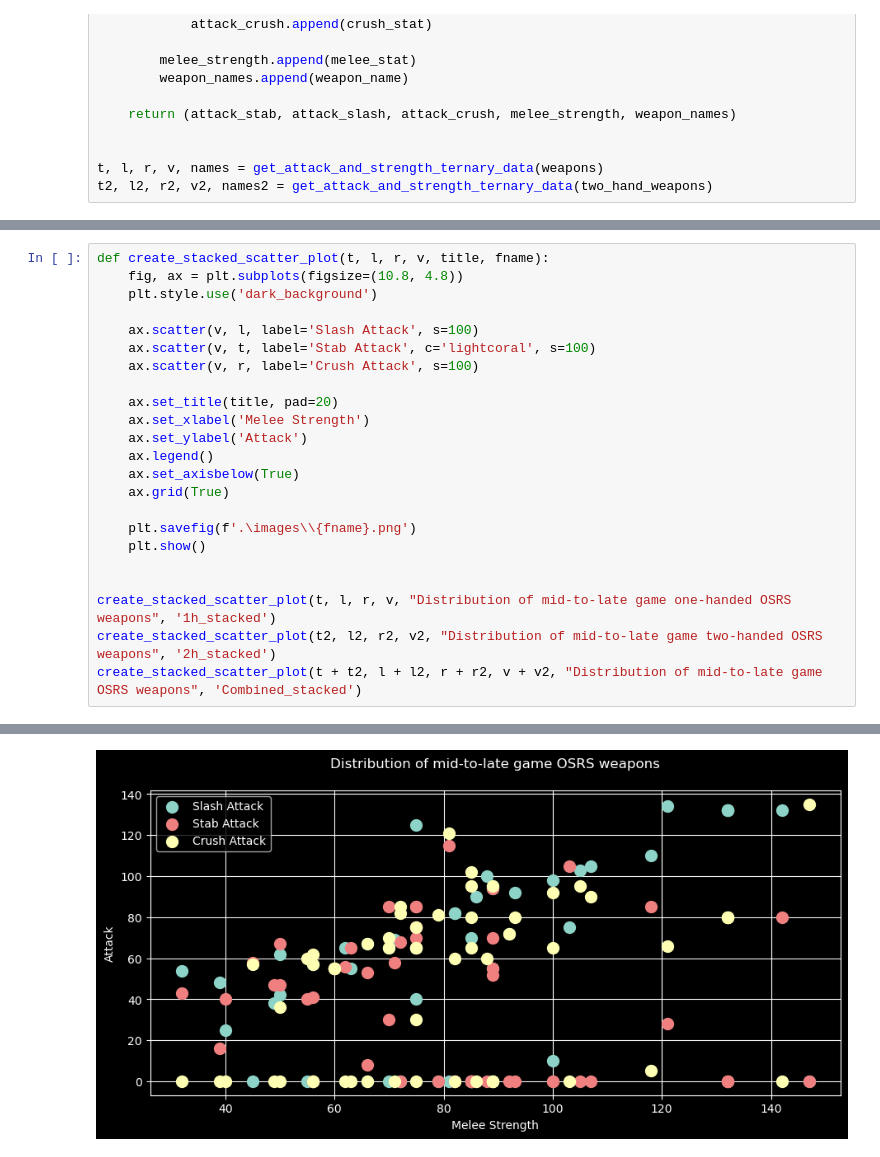
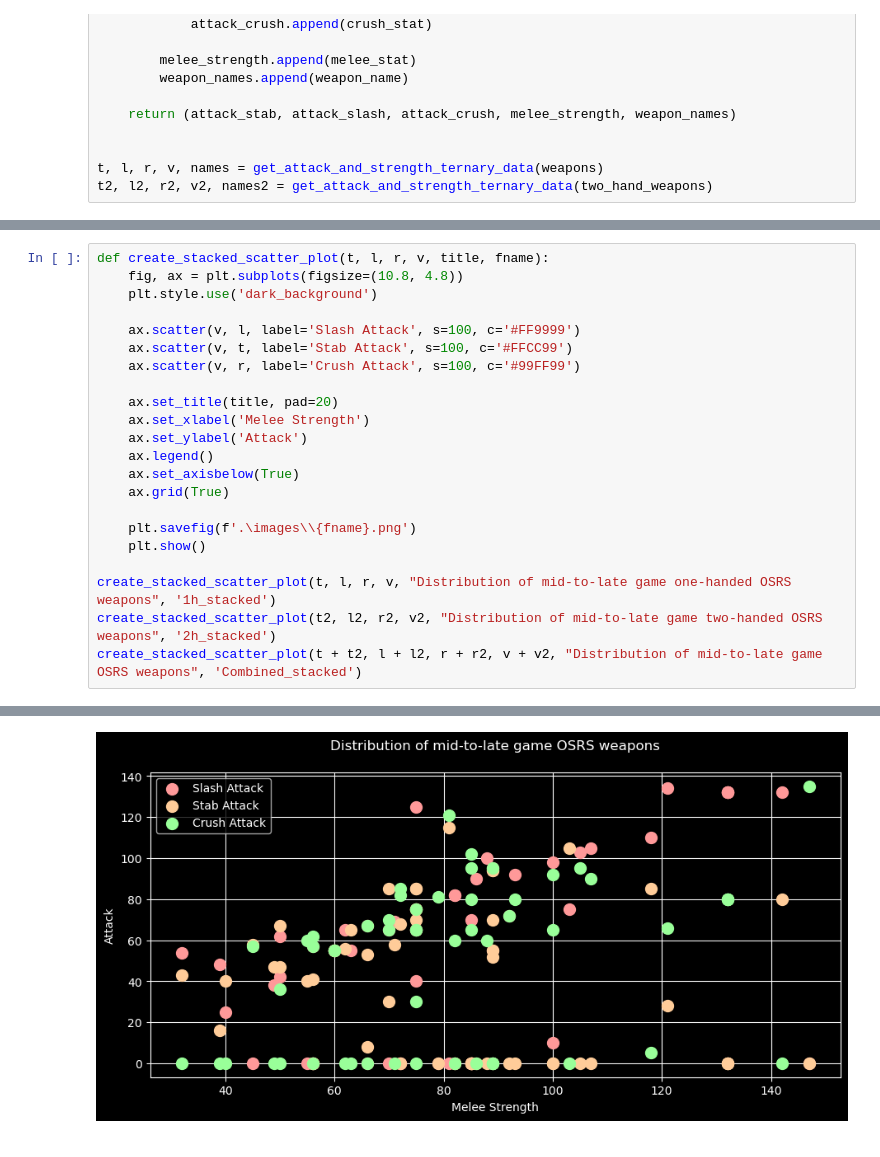
Before and after one commit to normnXT/OldSchoolRuneScapeDataVisualization, a Jupyter notebook: osrs_weapon_exploration.ipynb, the cells around one changed output, grey strips where cells are left out. Cells and saved outputs as stored; diff of their text form.

```diff
--- a/osrs_weapon_exploration.ipynb
+++ b/osrs_weapon_exploration.ipynb
@@ -232,9 +236,9 @@ def create_stacked_scatter_plot(t, l, r, v, title, fname):
     fig, ax = plt.subplots(figsize=(10.8, 4.8))
     plt.style.use('dark_background')
 
-    ax.scatter(v, l, label='Slash Attack', s=100)
-    ax.scatter(v, t, label='Stab Attack', c='lightcoral', s=100)
-    ax.scatter(v, r, label='Crush Attack', s=100)
+    ax.scatter(v, l, label='Slash Attack', s=100, c='#FF9999')
+    ax.scatter(v, t, label='Stab Attack', s=100, c='#FFCC99')
+    ax.scatter(v, r, label='Crush Attack', s=100, c='#99FF99')
 
     ax.set_title(title, pad=20)
     ax.set_xlabel('Melee Strength')
@@ -246,7 +250,6 @@ def create_stacked_scatter_plot(t, l, r, v, title, fname):
     plt.savefig(f'.\images\\{fname}.png')
     plt.show()
 
-
 create_stacked_scatter_plot(t, l, r, v, "Distribution of mid-to-late game one-handed OSRS weapons", '1h_stacked')
 create_stacked_scatter_plot(t2, l2, r2, v2, "Distribution of mid-to-late game two-handed OSRS weapons", '2h_stacked')
 create_stacked_scatter_plot(t + t2, l + l2, r + r2, v + v2, "Distribution of mid-to-late game OSRS weapons", 'Combined_stacked')
@@ -256 +259 @@ create_stacked_scatter_plot(t + t2, l + l2, r + r2, v + v2, "Distribution of mid
-[figure, old version]
+[figure, new version]
```
Also changed, not shown: parts of 3 cells of this notebook, 20 other files.
